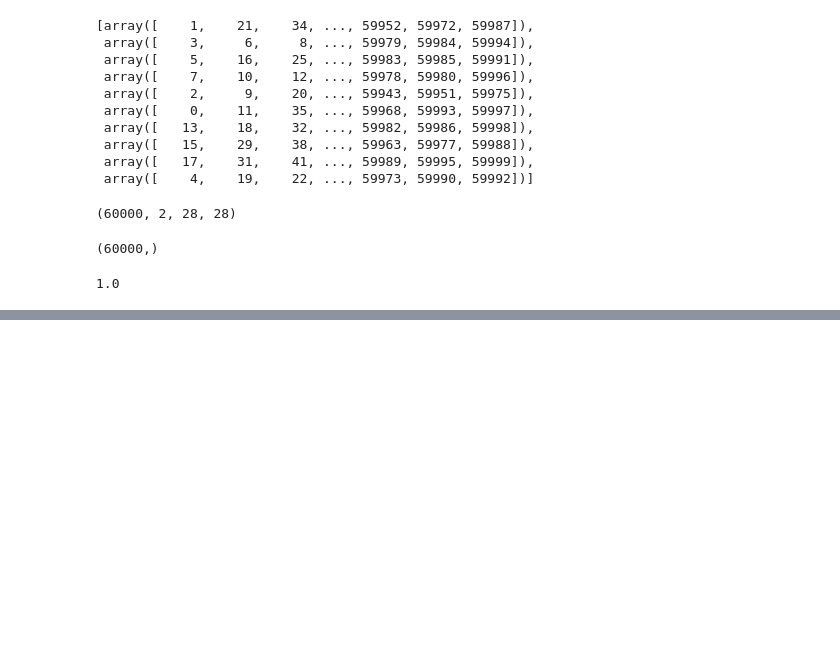
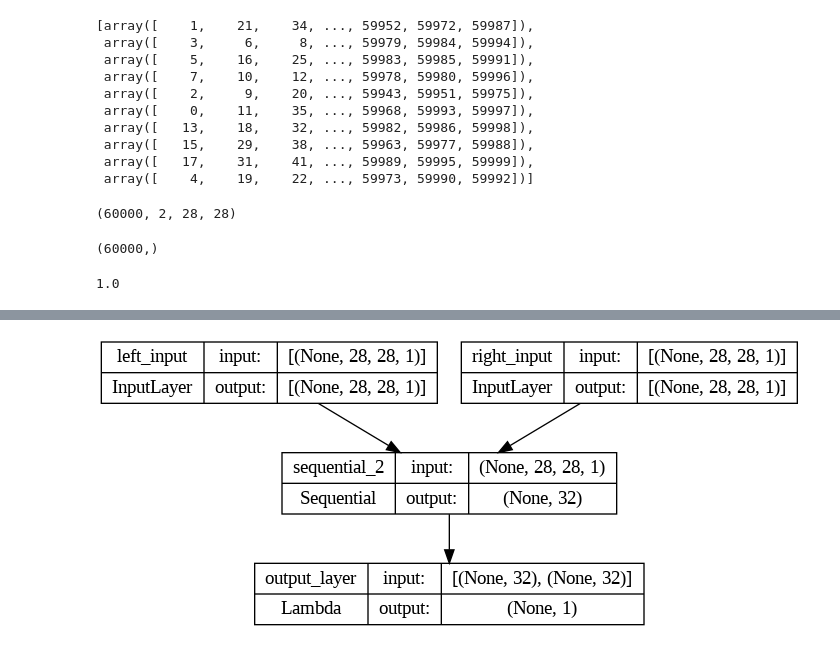
Before and after one commit to brainmentorspvtltd/IGDTU_ImageProcessingTF, a Jupyter notebook: IG_Siamese.ipynb, the cells around one changed output, grey strips where cells are left out. Saved outputs shown, nothing was run; the diff lists cells and outputs as text; code cells hidden in the pictures; blank space fills up the shorter version.

```diff
--- a/IG_Siamese.ipynb
+++ b/IG_Siamese.ipynb
@@ -114,0 +128,34 @@ showPair(train_pairs, train_labels, 1343)
+# %%
+base_model = init_base_model()
+# %%
+input_layer_left = Input(shape=(28,28,1), name="left_input")
+vec_output_left = base_model(input_layer_left)
+
+input_layer_right = Input(shape=(28,28,1), name="right_input")
+vec_output_right = base_model(input_layer_right)
+# %%
+# Loss Functions - Constrastive Loss / Triplet Loss
+def euclidean_distance(vectors):
+  x,y = vectors
+  sum_square = K.sum(K.square(x-y), axis=1, keepdims=True)
+  return K.sqrt(K.maximum(sum_square, K.epsilon()))
+
+def euclidean_distance_output_shape(shapes):
+  shape_1, shape_2 = shapes
+  return (shape_1[0], 1)
+
+def constrastiveLossWrapper(margin):
+  def contrastiveLoss(y_true, y_pred):
+    square_pred = K.square(y_pred)
+    margin_square = K.square(K.maximum(margin - y_pred, 0))
+    return (y_true * square_pred + (1 - y_true) * margin_square)
+  return contrastiveLoss
+# %%
+output = Lambda(euclidean_distance, name="output_layer",
+                output_shape = euclidean_distance_output_shape)([vec_output_left, vec_output_right])
+
+model = Model(inputs = [input_layer_left, input_layer_right], outputs = output)
+# %%
+tf.keras.utils.plot_model(model, show_shapes=True)
+# %% [output]
+[figure, added]
```
Also changed, not shown: parts of 12 cells of this notebook.
